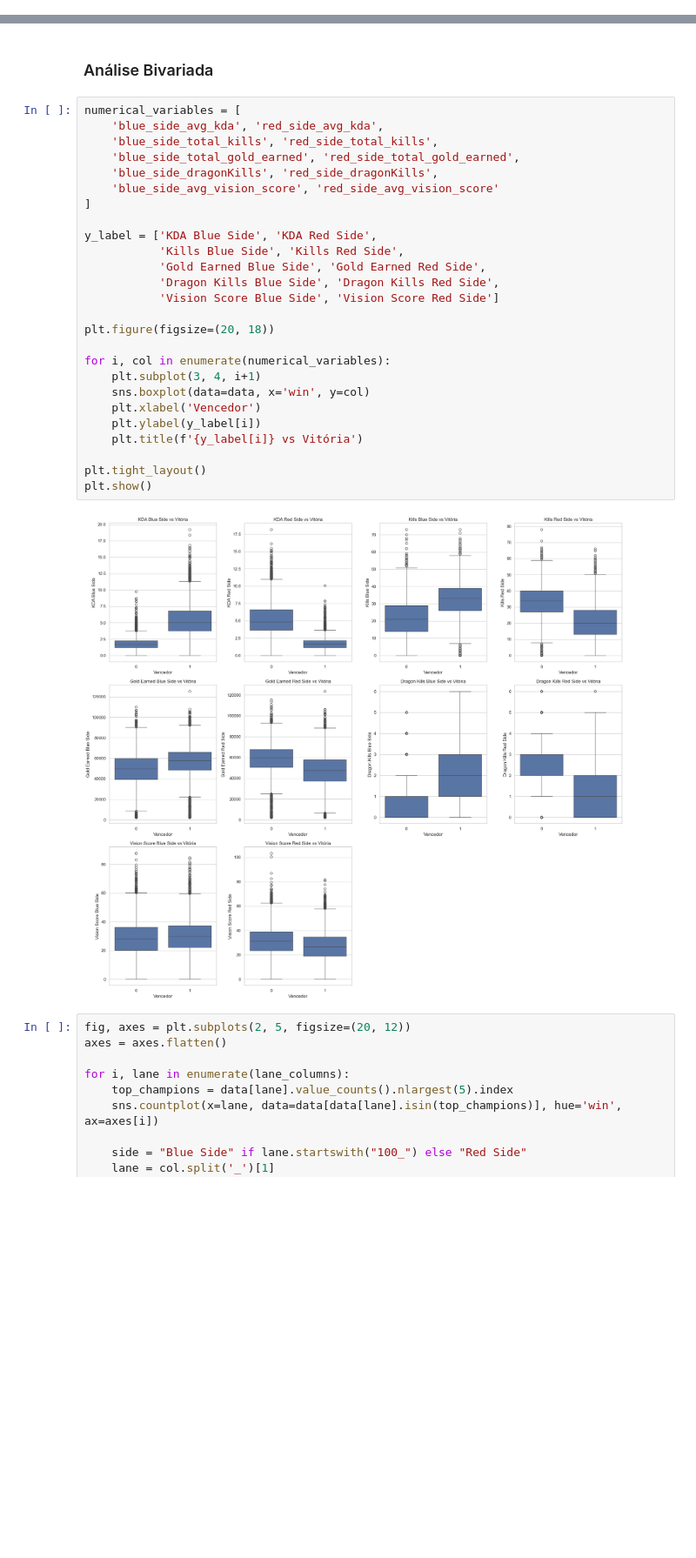
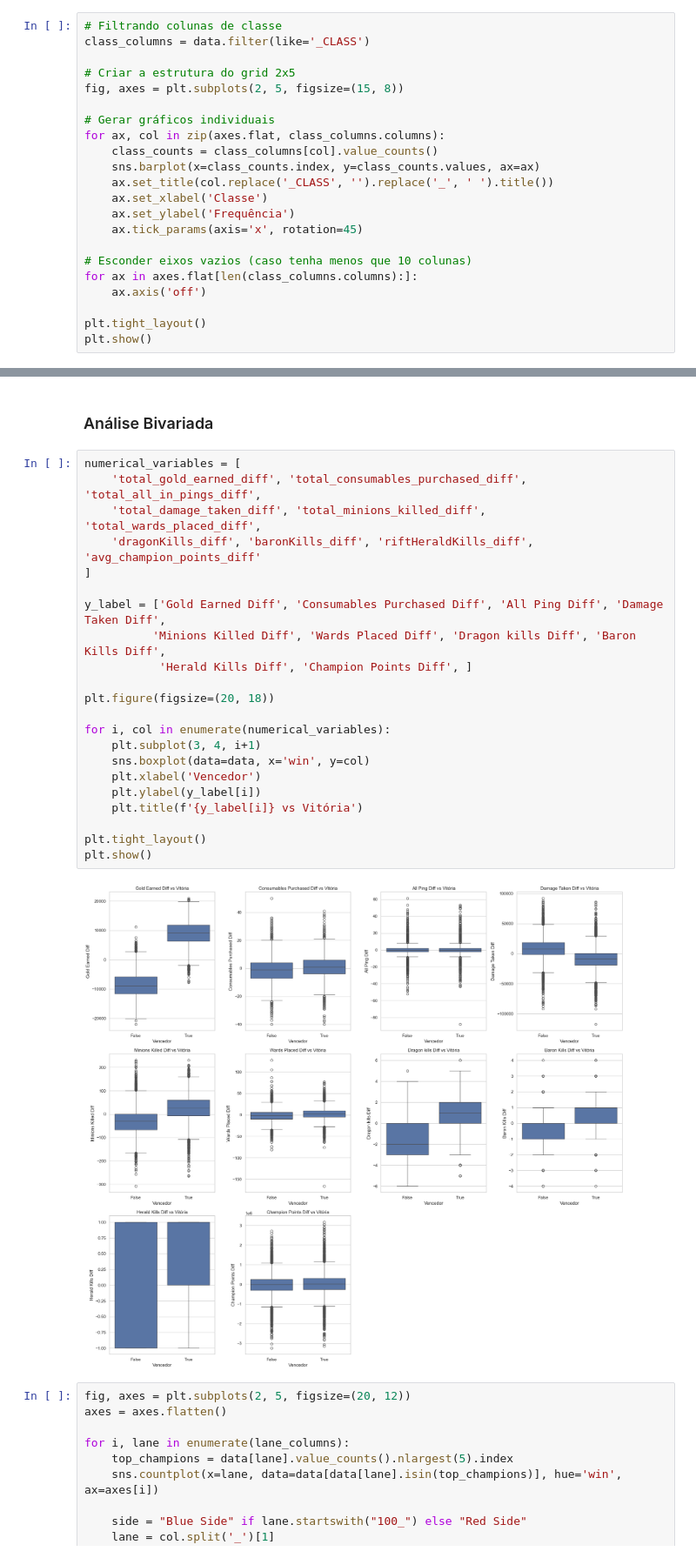
Before and after one commit to Mitysuo/LeagueOfLegendsDataLab, a Jupyter notebook: analysis.ipynb, the cells around one changed output, grey strips where cells are left out. Shown at 87% size. Cells and saved outputs as stored; diff of their text form; blank space fills up the shorter version.

```diff
--- a/analysis.ipynb
+++ b/analysis.ipynb
@@ -228,0 +242,22 @@ plt.show()
+# %%
+# Filtrando colunas de classe
+class_columns = data.filter(like='_CLASS')
+
+# Criar a estrutura do grid 2x5
+fig, axes = plt.subplots(2, 5, figsize=(15, 8))
+
+# Gerar gráficos individuais
+for ax, col in zip(axes.flat, class_columns.columns):
+    class_counts = class_columns[col].value_counts()
+    sns.barplot(x=class_counts.index, y=class_counts.values, ax=ax)
+    ax.set_title(col.replace('_CLASS', '').replace('_', ' ').title())
+    ax.set_xlabel('Classe')
+    ax.set_ylabel('Frequência')
+    ax.tick_params(axis='x', rotation=45)
+
+# Esconder eixos vazios (caso tenha menos que 10 colunas)
+for ax in axes.flat[len(class_columns.columns):]:
+    ax.axis('off')
+
+plt.tight_layout()
+plt.show()
@@ -230,32 +267,28 @@ plt.show()
 ### Análise Bivariada
 # %%
 numerical_variables = [
-    'blue_side_avg_kda', 'red_side_avg_kda',
-    'blue_side_total_kills', 'red_side_total_kills',
-    'blue_side_total_gold_earned', 'red_side_total_gold_earned',
-    'blue_side_dragonKills', 'red_side_dragonKills',
-    'blue_side_avg_vision_score', 'red_side_avg_vision_score'
+    'total_gold_earned_diff', 'total_consumables_purchased_diff', 'total_all_in_pings_diff',
+    'total_damage_taken_diff', 'total_minions_killed_diff', 'total_wards_placed_diff',
+    'dragonKills_diff', 'baronKills_diff', 'riftHeraldKills_diff', 'avg_champion_points_diff'
 ]
 
-y_label = ['KDA Blue Side', 'KDA Red Side',
-           'Kills Blue Side', 'Kills Red Side',
-           'Gold Earned Blue Side', 'Gold Earned Red Side',
-           'Dragon Kills Blue Side', 'Dragon Kills Red Side',
-           'Vision Score Blue Side', 'Vision Score Red Side']
+y_label = ['Gold Earned Diff', 'Consumables Purchased Diff', 'All Ping Diff', 'Damage Taken Diff',
+          'Minions Killed Diff', 'Wards Placed Diff', 'Dragon kills Diff', 'Baron Kills Diff',
+           'Herald Kills Diff', 'Champion Points Diff', ]
 
 plt.figure(figsize=(20, 18))
 
 for i, col in enumerate(numerical_variables):
     plt.subplot(3, 4, i+1)
     sns.boxplot(data=data, x='win', y=col)
     plt.xlabel('Vencedor')
     plt.ylabel(y_label[i])
     plt.title(f'{y_label[i]} vs Vitória')
 
 plt.tight_layout()
 plt.show()
 # %% [output]
-[figure, old version]
+[figure, new version]
 # %%
 fig, axes = plt.subplots(2, 5, figsize=(20, 12))
 axes = axes.flatten()
```
Also changed, not shown: parts of 24 cells of this notebook, 2 other files.
